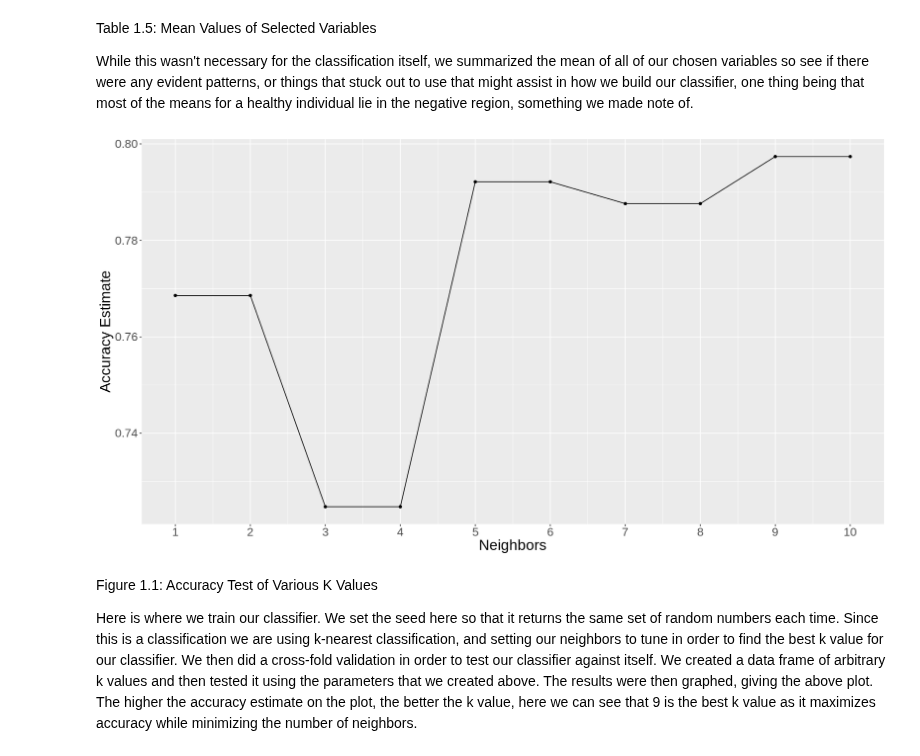
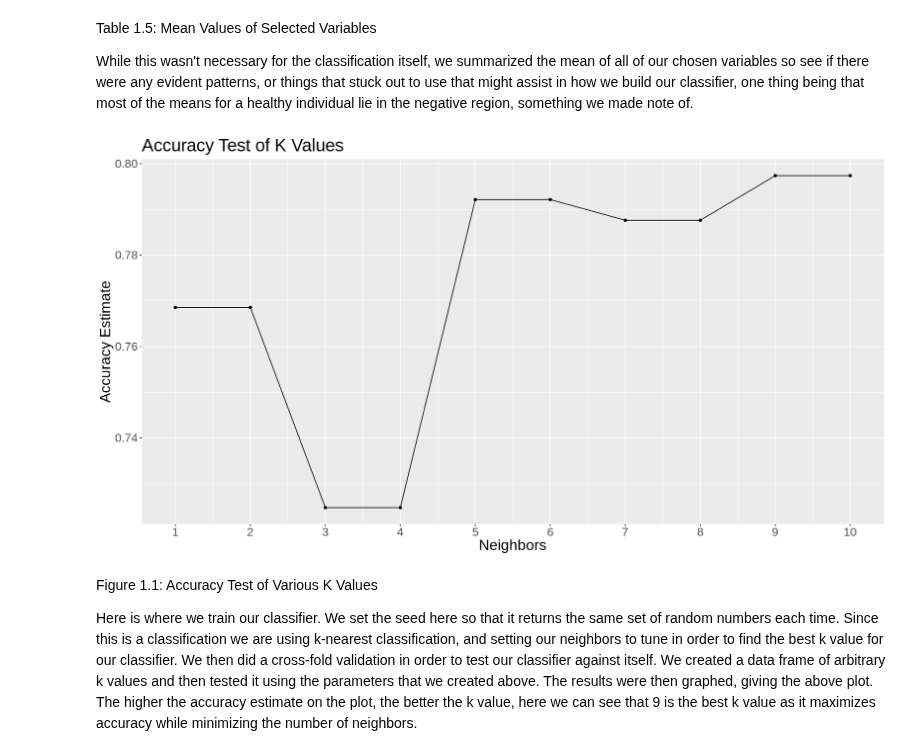
Before and after one commit to zohairomar1/HeartDiseasePredictionModel, a Jupyter notebook: group_project_report19.ipynb, the cells around one changed output. Cells and saved outputs as stored; diff of their text form; code cells hidden in the pictures.

```diff
--- a/group_project_report19.ipynb
+++ b/group_project_report19.ipynb
@@ -206,34 +208,35 @@ While this wasn't necessary for the classification itself, we summarized the mea
 # %%
 set.seed(2019)
 
 knn_tune <- nearest_neighbor(weight_func = "rectangular", neighbors = tune()) |>
     set_engine("kknn") |>
     set_mode("classification")
 
 training_recipe <- recipe(num ~ ., data = heart_disease_train)
 
 training_vfold <- vfold_cv(heart_disease_train, v = 10, strata = num)
 
 grid_frame <- tibble(neighbors = (c(1,2,3,4,5,6,7,8,9,10)))
 
 knn_results <- workflow() |>
     add_recipe(training_recipe) |>
     add_model(knn_tune) |>
     tune_grid(resamples = training_vfold, grid = grid_frame) |>
     collect_metrics()
 
 accuracies <- knn_results |>
     filter(.metric == "accuracy")
 
 cross_val_plot <- ggplot(accuracies, aes(x = neighbors, y = mean))+
     geom_point() +
     geom_line() +
     labs(x = "Neighbors", y = "Accuracy Estimate") +
     scale_x_continuous(breaks = seq(0, 10, by = 1))+
+    ggtitle("Accuracy Test of K Values")+
     theme(text = element_text(size = 20))
 cross_val_plot
 # %% [output]
-[figure, old version]
+[figure, new version]
 # %% [markdown]
 Figure 1.1: Accuracy Test of Various K Values
 
```
Also changed, not shown: parts of 2 cells of this notebook.
